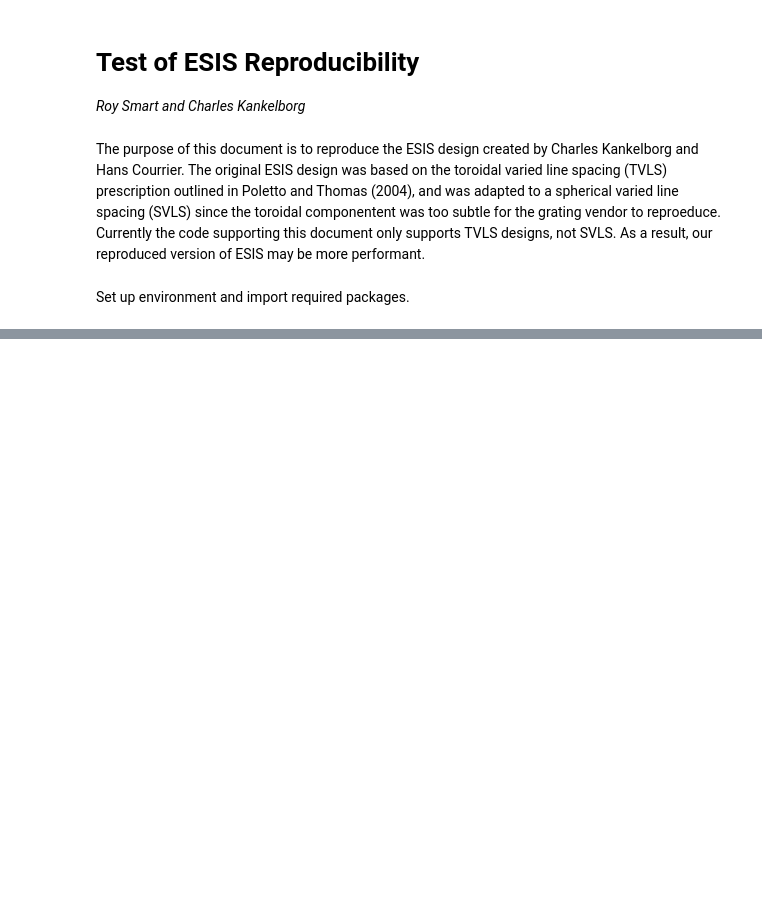
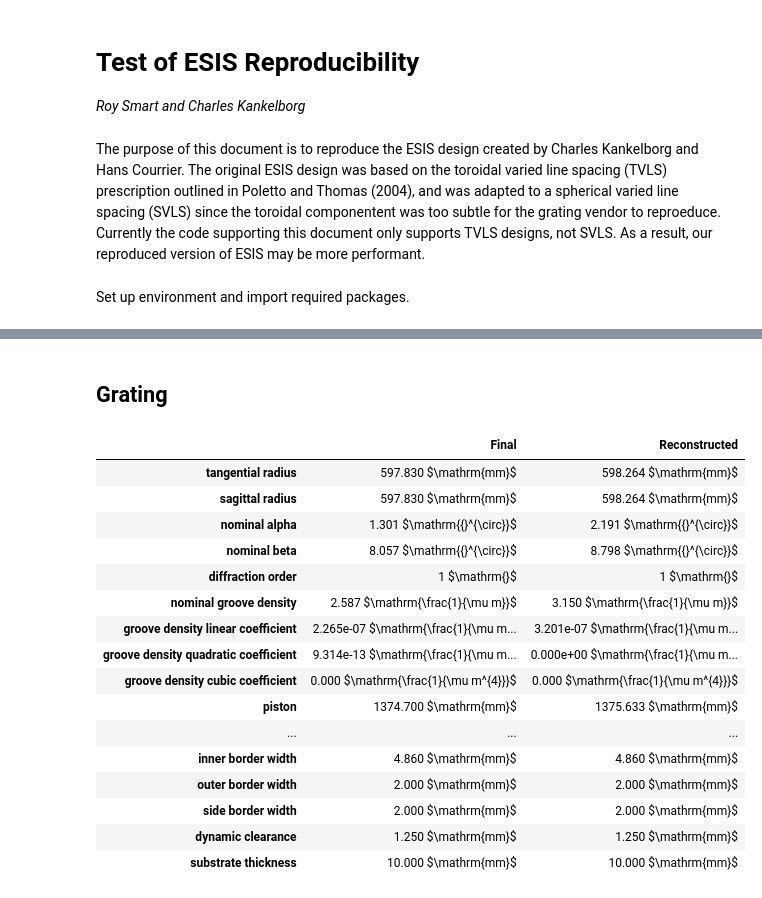
Before and after one commit to Kankelborg-Group/ESIS, a Jupyter notebook: esis/optics/reproduce_esis.ipynb, the cells around one changed output, grey strips where cells are left out. Drawn from its saved outputs; the diff is of its cells as text; code cells hidden in the pictures; blank space fills up the shorter version.

```diff
--- a/esis/optics/reproduce_esis.ipynb
+++ b/esis/optics/reproduce_esis.ipynb
@@ -245,0 +93,4 @@ for w in range(rays.input_grids[rays.axis.wavelength].shape[~0]):
+# %%
+c_old.front_aperture.name = name_old
+c_new.front_aperture.name = name_new
+pd.concat([c_old.front_aperture.dataframe, c_new.front_aperture.dataframe], axis='columns')
@@ -245,0 +128,4 @@ for w in range(rays.input_grids[rays.axis.wavelength].shape[~0]):
+# %%
+c_old.central_obscuration.name = name_old
+c_new.central_obscuration.name = name_new
+pd.concat([c_old.central_obscuration.dataframe, c_new.central_obscuration.dataframe], axis='columns')
@@ -245,0 +164,4 @@ for w in range(rays.input_grids[rays.axis.wavelength].shape[~0]):
+# %%
+c_old.primary.name = name_old
+c_new.primary.name = name_new
+pd.concat([c_old.primary.dataframe, c_new.primary.dataframe], axis='columns')
@@ -245,0 +203,4 @@ for w in range(rays.input_grids[rays.axis.wavelength].shape[~0]):
+# %%
+c_old.field_stop.name = name_old
+c_new.field_stop.name = name_new
+pd.concat([c_old.field_stop.dataframe, c_new.field_stop.dataframe], axis='columns')
@@ -245,0 +238,24 @@ for w in range(rays.input_grids[rays.axis.wavelength].shape[~0]):
+# %% [markdown]
+## Grating
+# %%
+c_old.grating.name = name_old
+c_new.grating.name = name_new
+pd.concat([c_old.grating.dataframe, c_new.grating.dataframe], axis='columns')
+# %% [output]
+|  | Final | Reconstructed |
+| tangential radius | 597.830 $\mathrm{mm}$ | 598.264 $\mathrm{mm}$ |
+| sagittal radius | 597.830 $\mathrm{mm}$ | 598.264 $\mathrm{mm}$ |
+| nominal alpha | 1.301 $\mathrm{{}^{\circ}}$ | 2.191 $\mathrm{{}^{\circ}}$ |
+| nominal beta | 8.057 $\mathrm{{}^{\circ}}$ | 8.798 $\mathrm{{}^{\circ}}$ |
+| diffraction order | 1 $\mathrm{}$ | 1 $\mathrm{}$ |
+| nominal groove density | 2.587 $\mathrm{\frac{1}{\mu m}}$ | 3.150 $\mathrm{\frac{1}{\mu m}}$ |
+| groove density linear coefficient | 2.265e-07 $\mathrm{\frac{1}{\mu m... | 3.201e-07 $\mathrm{\frac{1}{\mu m... |
+| groove density quadratic coefficient | 9.314e-13 $\mathrm{\frac{1}{\mu m... | 0.000e+00 $\mathrm{\frac{1}{\mu m... |
+| groove density cubic coefficient | 0.000 $\mathrm{\frac{1}{\mu m^{4}}}$ | 0.000 $\mathrm{\frac{1}{\mu m^{4}}}$ |
+| piston | 1374.700 $\mathrm{mm}$ | 1375.633 $\mathrm{mm}$ |
+| ... | ... | ... |
+| inner border width | 4.860 $\mathrm{mm}$ | 4.860 $\mathrm{mm}$ |
+| outer border width | 2.000 $\mathrm{mm}$ | 2.000 $\mathrm{mm}$ |
+| side border width | 2.000 $\mathrm{mm}$ | 2.000 $\mathrm{mm}$ |
+| dynamic clearance | 1.250 $\mathrm{mm}$ | 1.250 $\mathrm{mm}$ |
+| substrate thickness | 10.000 $\mathrm{mm}$ | 10.000 $\mathrm{mm}$ |
```
Also changed, not shown: parts of 56 cells of this notebook, 10 other files.
